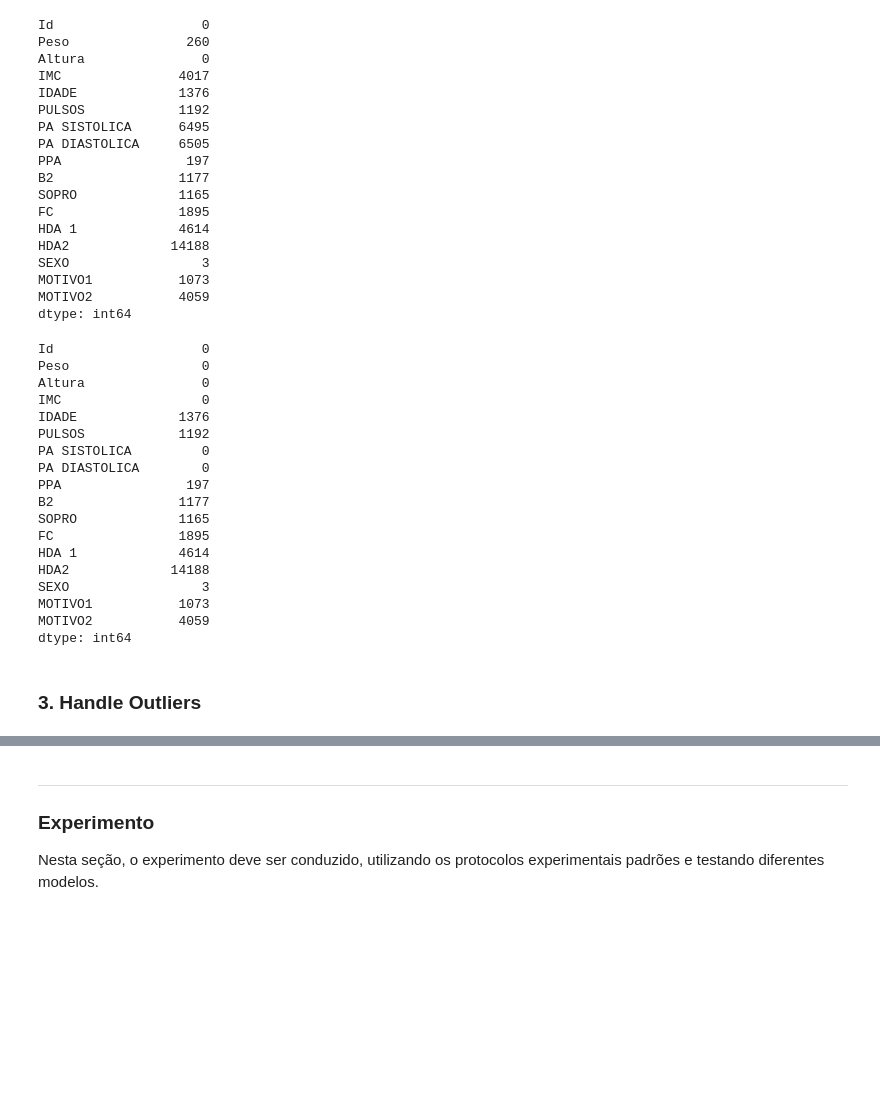
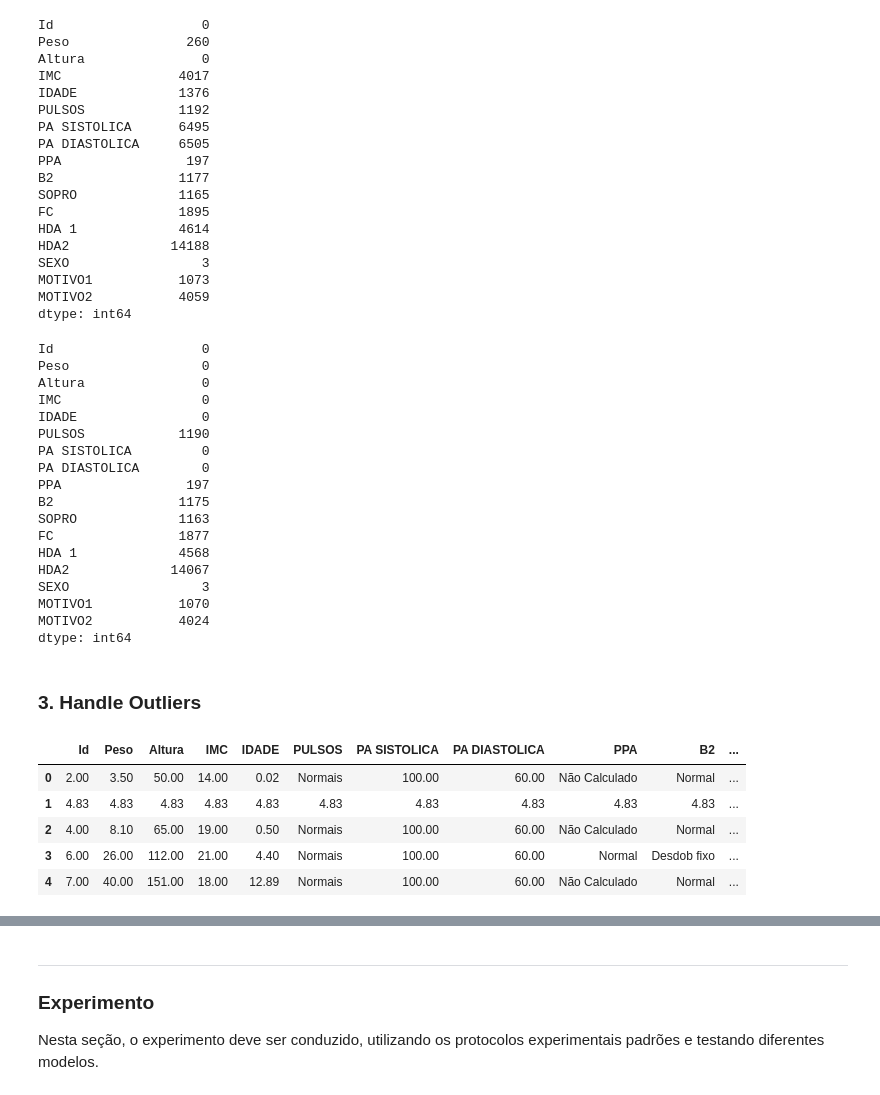
Before and after one commit to fernandoMessias/Aprendizado-de-Maquina---Deteccao-de-patologias-cardiacas-em-pacientes-pediatricos, a Jupyter notebook: main.ipynb, the cells around one changed output, grey strips where cells are left out. Cells and saved outputs as stored; diff of their text form; code cells hidden in the pictures; blank space fills up the shorter version.

```diff
--- a/main.ipynb
+++ b/main.ipynb
@@ -359,7 +397,7 @@ dtype: int64
 # Handle null values with median
 df_rhp_classe_processed['Peso'] = df_rhp_classe_processed['Peso'].fillna(df_rhp_classe_processed['Peso'].median())
 df_rhp_classe_processed['IMC'] = df_rhp_classe_processed['IMC'].fillna(df_rhp_classe_processed['IMC'].median())
-#df_rhp_classe_processed['IDADE'] = df_rhp_classe_processed['IDADE'].fillna(df_rhp_classe_processed['IDADE'].median())
+df_rhp_classe_processed['IDADE'] = df_rhp_classe_processed['IDADE'].fillna(0.01)
 #df_rhp_classe_processed['PULSOS'] = df_rhp_classe_processed['PULSOS'].fillna(df_rhp_classe_processed['PULSOS'].median())
 df_rhp_classe_processed['PA SISTOLICA'] = df_rhp_classe_processed['PA SISTOLICA'].fillna(df_rhp_classe_processed['PA SISTOLICA'].median())
 df_rhp_classe_processed['PA DIASTOLICA'] = df_rhp_classe_processed['PA DIASTOLICA'].fillna(df_rhp_classe_processed['PA DIASTOLICA'].median())
@@ -372,19 +410,32 @@ Id                   0
 Peso                 0
 Altura               0
 IMC                  0
-IDADE             1376
-PULSOS            1192
+IDADE                0
+PULSOS            1190
 PA SISTOLICA         0
 PA DIASTOLICA        0
 PPA                197
-B2                1177
-SOPRO             1165
-FC                1895
-HDA 1             4614
-HDA2             14188
+B2                1175
+SOPRO             1163
+FC                1877
+HDA 1             4568
+HDA2             14067
 SEXO                 3
-MOTIVO1           1073
-MOTIVO2           4059
+MOTIVO1           1070
+MOTIVO2           4024
 dtype: int64
 # %% [markdown]
 ### 3. Handle Outliers
+# %%
+# Filter rows where 'IDADE' is less than 0
+df_rhp_classe_processed[df_rhp_classe_processed['IDADE'] < 0]
+df_rhp_classe_processed[df_rhp_classe_processed['IDADE'] < 0] = df_rhp_classe_processed['IDADE'].median()
+
+df_rhp_classe_processed.head()
+# %% [output]
+|  | Id | Peso | Altura | IMC | IDADE | PULSOS | PA SISTOLICA | PA DIASTOLICA | PPA | B2 | ... |
+| 0 | 2.00 | 3.50 | 50.00 | 14.00 | 0.02 | Normais | 100.00 | 60.00 | Não Calculado | Normal | ... |
+| 1 | 4.83 | 4.83 | 4.83 | 4.83 | 4.83 | 4.83 | 4.83 | 4.83 | 4.83 | 4.83 | ... |
+| 2 | 4.00 | 8.10 | 65.00 | 19.00 | 0.50 | Normais | 100.00 | 60.00 | Não Calculado | Normal | ... |
+| 3 | 6.00 | 26.00 | 112.00 | 21.00 | 4.40 | Normais | 100.00 | 60.00 | Normal | Desdob fixo | ... |
+| 4 | 7.00 | 40.00 | 151.00 | 18.00 | 12.89 | Normais | 100.00 | 60.00 | Não Calculado | Normal | ... |
```
Also changed, not shown: parts of 6 cells of this notebook.
